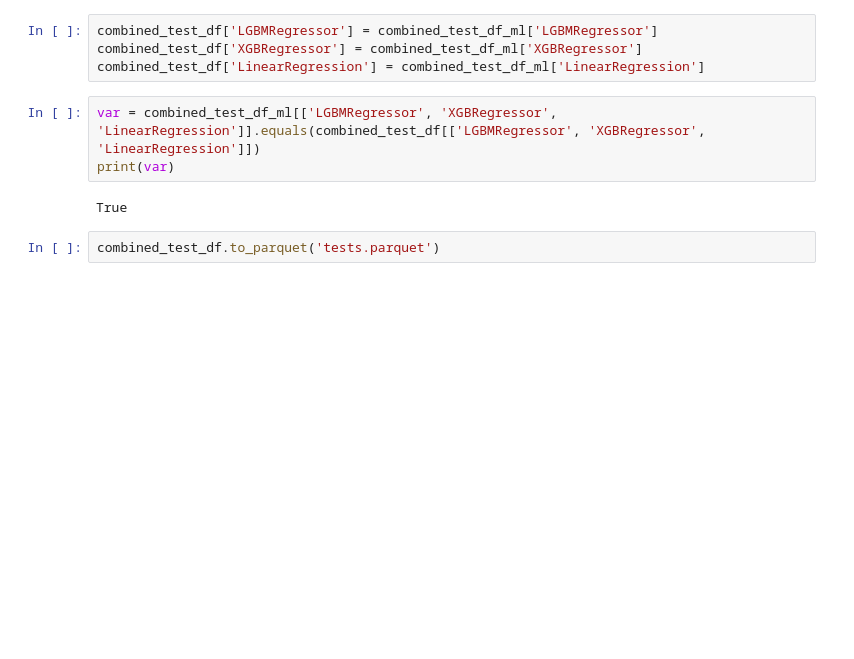
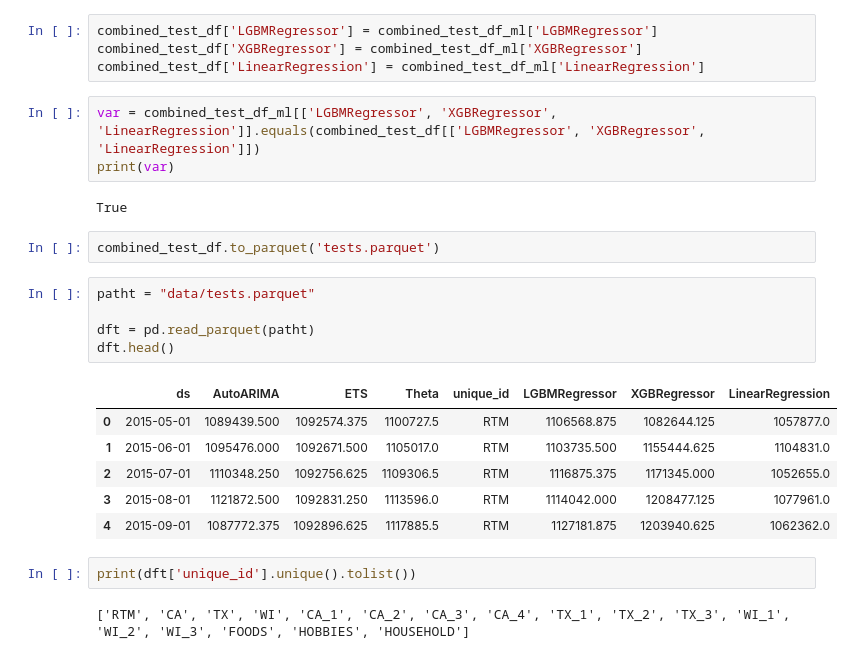
Before and after one commit to MateusVasc/Projeto-PET-Sauter, a Jupyter notebook: testes.ipynb, the cells around one changed output. Saved outputs shown, nothing was run; the diff lists cells and outputs as text; blank space fills up the shorter version.

```diff
--- a/testes.ipynb
+++ b/testes.ipynb
@@ -229,3 +182,19 @@ print(var)
 True
 # %%
 combined_test_df.to_parquet('tests.parquet')
+# %%
+patht = "data/tests.parquet"
+
+dft = pd.read_parquet(patht)
+dft.head()
+# %% [output]
+|  | ds | AutoARIMA | ETS | Theta | unique_id | LGBMRegressor | XGBRegressor | LinearRegression |
+| 0 | 2015-05-01 | 1089439.500 | 1092574.375 | 1100727.5 | RTM | 1106568.875 | 1082644.125 | 1057877.0 |
+| 1 | 2015-06-01 | 1095476.000 | 1092671.500 | 1105017.0 | RTM | 1103735.500 | 1155444.625 | 1104831.0 |
+| 2 | 2015-07-01 | 1110348.250 | 1092756.625 | 1109306.5 | RTM | 1116875.375 | 1171345.000 | 1052655.0 |
+| 3 | 2015-08-01 | 1121872.500 | 1092831.250 | 1113596.0 | RTM | 1114042.000 | 1208477.125 | 1077961.0 |
+| 4 | 2015-09-01 | 1087772.375 | 1092896.625 | 1117885.5 | RTM | 1127181.875 | 1203940.625 | 1062362.0 |
+# %%
+print(dft['unique_id'].unique().tolist())
+# %% [output]
+['RTM', 'CA', 'TX', 'WI', 'CA_1', 'CA_2', 'CA_3', 'CA_4', 'TX_1', 'TX_2', 'TX_3', 'WI_1', 'WI_2', 'WI_3', 'FOODS', 'HOBBIES', 'HOUSEHOLD']
```
Also changed, not shown: parts of 3 cells of this notebook, 6 other files.
